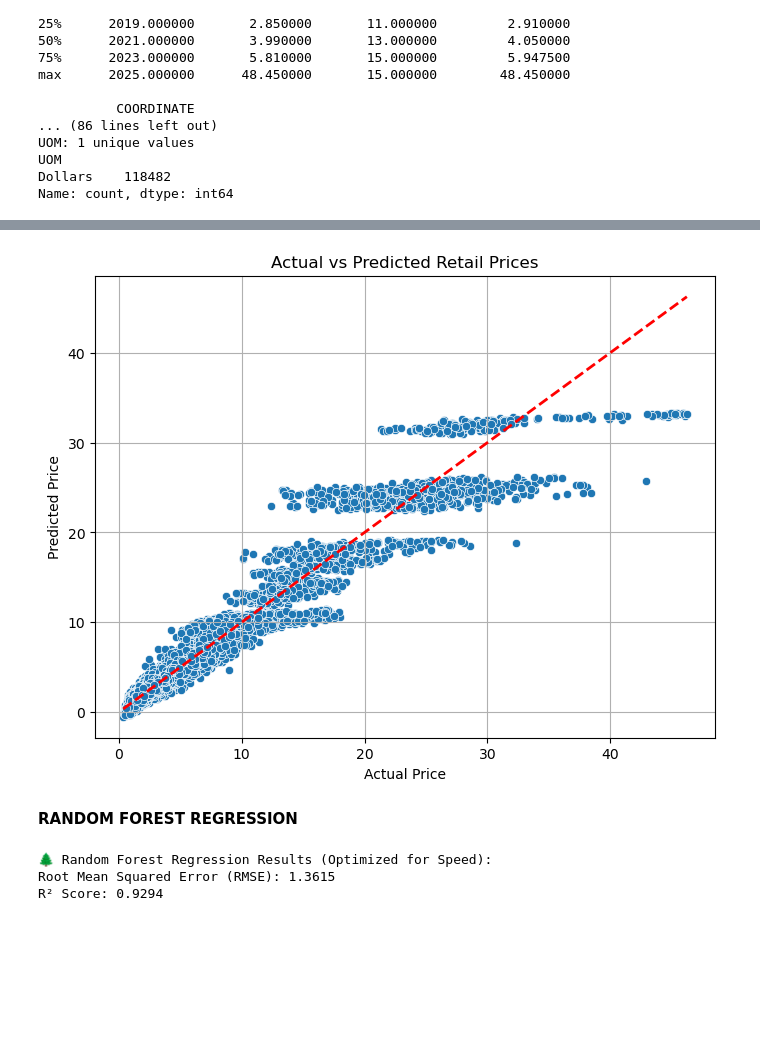
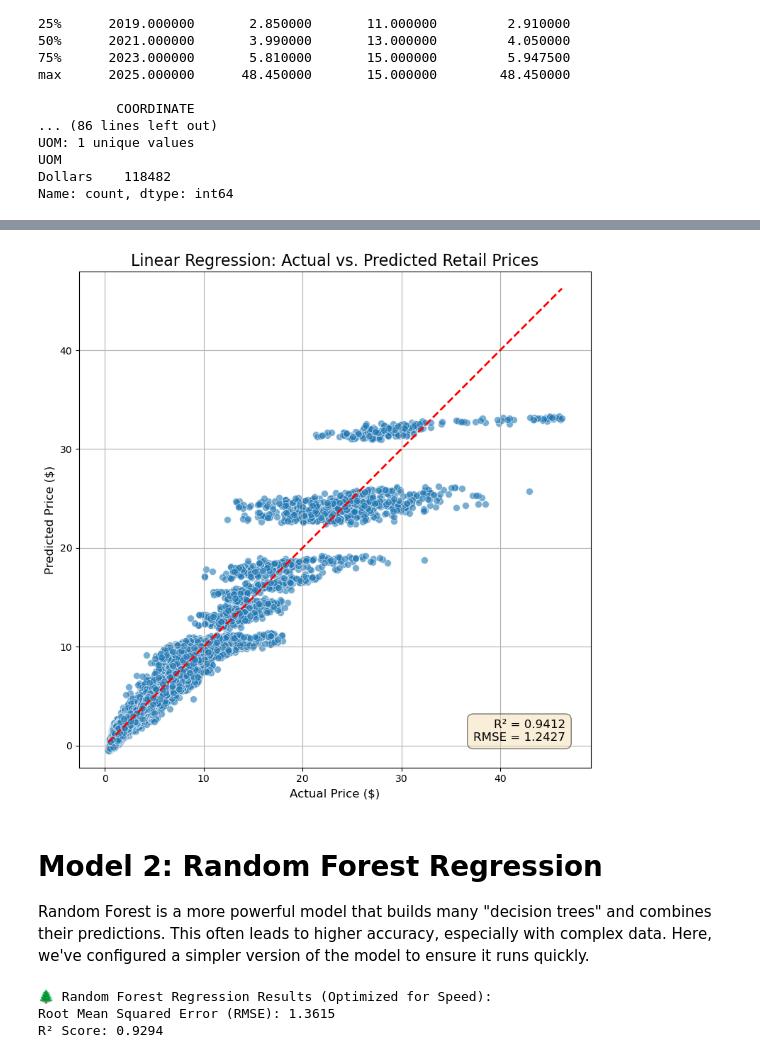
Before and after one commit to arun-data-analyst/Retail-Price-Prediction, a Jupyter notebook: Retail_Project.ipynb, the cells around one changed output, grey strips where cells are left out. Cells and saved outputs as stored; diff of their text form; code cells hidden in the pictures; blank space fills up the shorter version.

```diff
--- a/Retail_Project.ipynb
+++ b/Retail_Project.ipynb
@@ -9,7 +12,7 @@ from sklearn.linear_model import LinearRegression
 from sklearn.ensemble import RandomForestRegressor
 from sklearn.metrics import mean_squared_error, r2_score
 #Load the data
-df = pd.read_csv(r"data/Retail_Prices_of _Products.csv")
+df = pd.read_csv(r"C:\Users\achar\myprojects\Retail_Machine_Learning_Project\data\Retail_Prices_of_Products.csv")
 df.head(10)
 # %% [output]
 |  | Year | Month | GEO | Product Category | Products | VALUE | Taxable | Total tax rate | ... |
@@ -152,65 +264,53 @@ plt.show()
 # %%
-#Define target and features
-target = "VALUE"
-features = [
-    "Year",
-    "Month",
-    "GEO",
-    "Product Category",
-    "Products",
-    "Taxable",
-    "Essential",
-    "Total tax rate"
-]
-
-# One-hot encode categorical features
-df_encoded = pd.get_dummies(df[features], drop_first=True)
-
-# Add target column to encoded dataframe
-df_encoded[target] = df[target]
-
-#Train-test split
-X = df_encoded.drop(columns=[target])
-y = df_encoded[target]
-
-X_train, X_test, y_train, y_test = train_test_split(X, y, test_size=0.2, random_state=42)
-
 # 🤖Train the Linear Regression model
 model = LinearRegression()
 model.fit(X_train, y_train)
 
-# 📈Predict and evaluate
+# 📈Predict on the test data and evaluate the performance
 y_pred = model.predict(X_test)
 
-# Compare predictions with actual values
+# Compare predictions with actual values in a small table
 comparison_df = pd.DataFrame({
     'Actual Price': y_test,
     'Predicted Price': y_pred
 })
-
-# Show first few rows
 print(comparison_df.head())
 
+# Calculate performance metrics
 rmse = np.sqrt(mean_squared_error(y_test, y_pred))
 r2 =  r2_score(y_test, y_pred)
 
-print("Root Mean Squared Error (RMSE):", rmse)
+print("\nRoot Mean Squared Error (RMSE):", rmse)
 print("R² Score:", r2)
 
-plt.figure(figsize=(8,6))
+# --- Start of Improved Plotting Code ---
 
-# Scatterplot: predicted vs actual
-sns.scatterplot(x=y_test, y=y_pred)
+plt.figure(figsize=(8, 8)) # Make the figure square
+
+# Scatterplot: predicted vs actual with transparency
+sns.scatterplot(x=y_test, y=y_pred, alpha=0.6, s=50)
 
 # Add perfect prediction line (y = x)
 plt.plot([y_test.min(), y_test.max()], [y_test.min(), y_test.max()], color='red', linewidth=2, linestyle='--')
 
+# Add R² and RMSE scores as text on the plot for easy interpretation
+stats_text = f'R² = {r2:.4f}\nRMSE = {rmse:.4f}'
+plt.text(0.95, 0.05, stats_text,
+         transform=plt.gca().transAxes, fontsize=12,
+         verticalalignment='bottom', horizontalalignment='right',
+         bbox=dict(boxstyle='round,pad=0.5', fc='wheat', alpha=0.5))
+
 # Labels and title
-plt.xlabel("Actual Price")
-plt.ylabel("Predicted Price")
-plt.title("Actual vs Predicted Retail Prices")
+plt.xlabel("Actual Price ($)", fontsize=12)
+plt.ylabel("Predicted Price ($)", fontsize=12)
+plt.title("Linear Regression: Actual vs. Predicted Retail Prices", fontsize=16)
 plt.grid(True)
-plt.savefig("PredictedVSActual.png")
+
+# Set aspect ratio to equal for a fair visual comparison
+plt.axis('equal')
+plt.tight_layout()
+
+plt.savefig("PredictedVSActual_Improved.png")
 plt.show()
 # %% [output]
         Actual Price  Predicted Price
@@ -222,8 +323,9 @@ plt.show()
 Root Mean Squared Error (RMSE): 1.242684147781828
 R² Score: 0.9411814003286939
-[figure, old version]
+[figure, new version]
 # %% [markdown]
-**RANDOM FOREST REGRESSION**
+# Model 2: Random Forest Regression
+Random Forest is a more powerful model that builds many "decision trees" and combines their predictions. This often leads to higher accuracy, especially with complex data. Here, we've configured a simpler version of the model to ensure it runs quickly.
 # %%
 # 📌 Random Forest Regression to Predict Retail Prices
 
```
Also changed, not shown: parts of 20 cells of this notebook, 11 other files.
